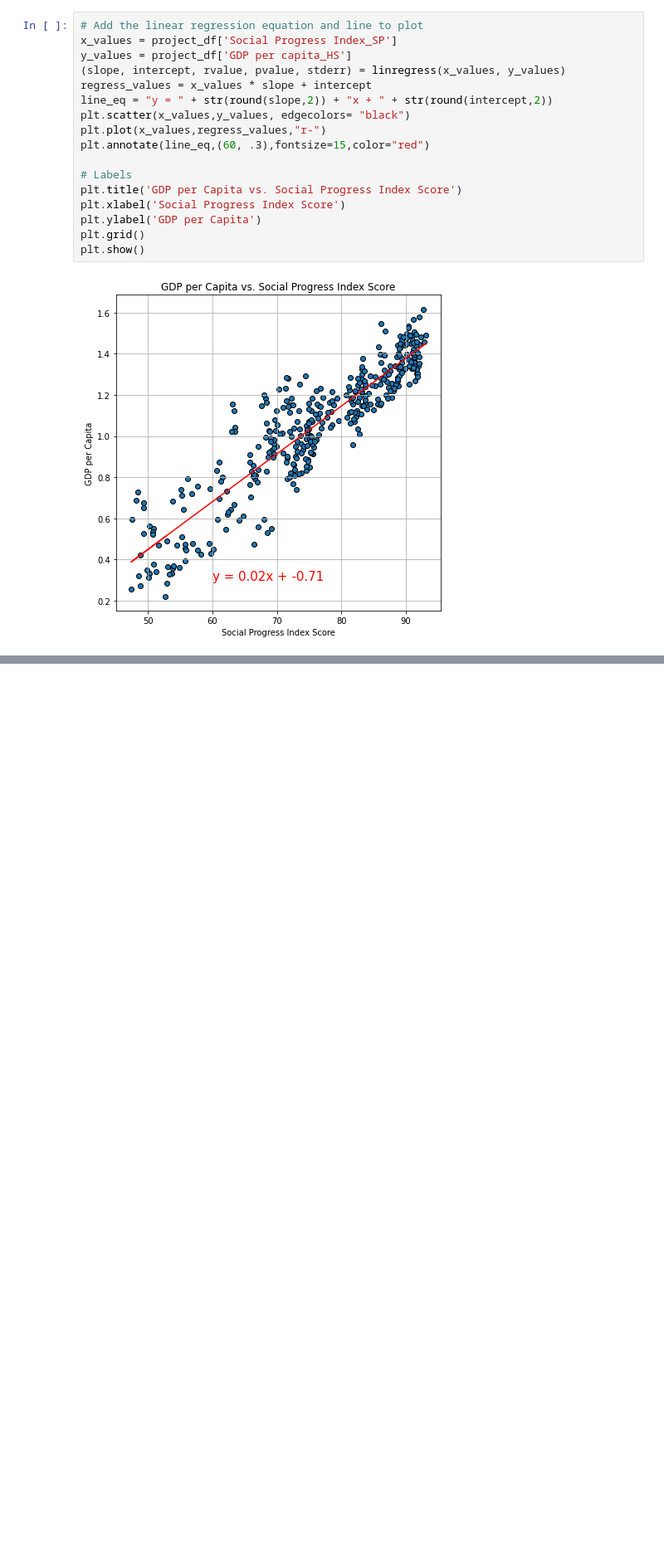
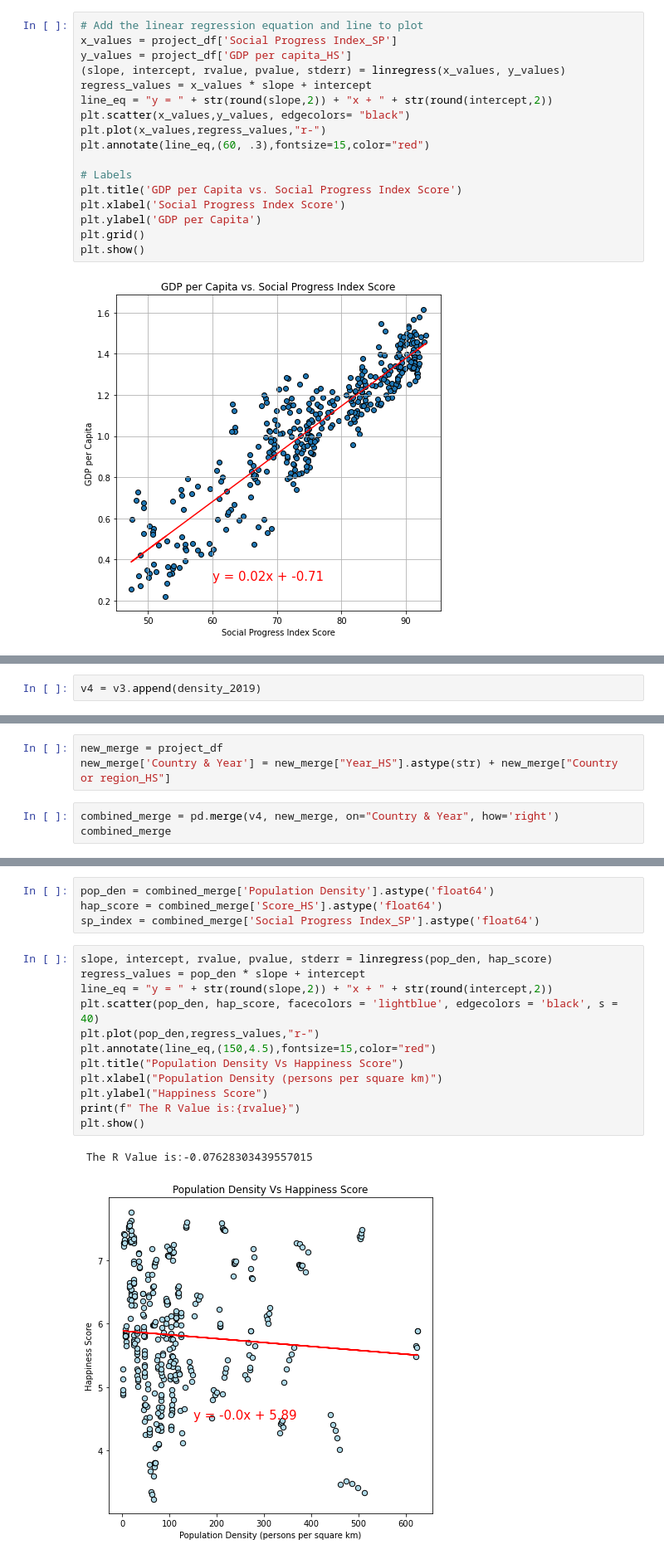
Before and after one commit to chrispope12391/Project-1-, a Jupyter notebook: Project 1_Team5.ipynb, the cells around one changed output, grey strips where cells are left out. Shown at 83% size. Drawn from its saved outputs; the diff is of its cells as text; blank space fills up the shorter version.

Commit message:
Added Density vs indexs

```diff
--- a/Project 1_Team5.ipynb
+++ b/Project 1_Team5.ipynb
@@ -587,0 +669,2 @@ The r value is: 0.911455180675344.  This is a strong positive relationship
+# %%
+v4 = v3.append(density_2019)
@@ -587,0 +687,6 @@ The r value is: 0.911455180675344.  This is a strong positive relationship
+# %%
+new_merge = project_df
+new_merge['Country & Year'] = new_merge["Year_HS"].astype(str) + new_merge["Country or region_HS"]
+# %%
+combined_merge = pd.merge(v4, new_merge, on="Country & Year", how='right')
+combined_merge
@@ -587,0 +707,19 @@ The r value is: 0.911455180675344.  This is a strong positive relationship
+# %%
+pop_den = combined_merge['Population Density'].astype('float64')
+hap_score = combined_merge['Score_HS'].astype('float64')
+sp_index = combined_merge['Social Progress Index_SP'].astype('float64')
+# %%
+slope, intercept, rvalue, pvalue, stderr = linregress(pop_den, hap_score)
+regress_values = pop_den * slope + intercept
+line_eq = "y = " + str(round(slope,2)) + "x + " + str(round(intercept,2))
+plt.scatter(pop_den, hap_score, facecolors = 'lightblue', edgecolors = 'black', s = 40)
+plt.plot(pop_den,regress_values,"r-")
+plt.annotate(line_eq,(150,4.5),fontsize=15,color="red")
+plt.title("Population Density Vs Happiness Score")
+plt.xlabel("Population Density (persons per square km)")
+plt.ylabel("Happiness Score")
+print(f" The R Value is:{rvalue}")
+plt.show()
+# %% [output]
+ The R Value is:-0.07628303439557015
+[figure, added]
```
Also changed, not shown: parts of 17 cells of this notebook.
